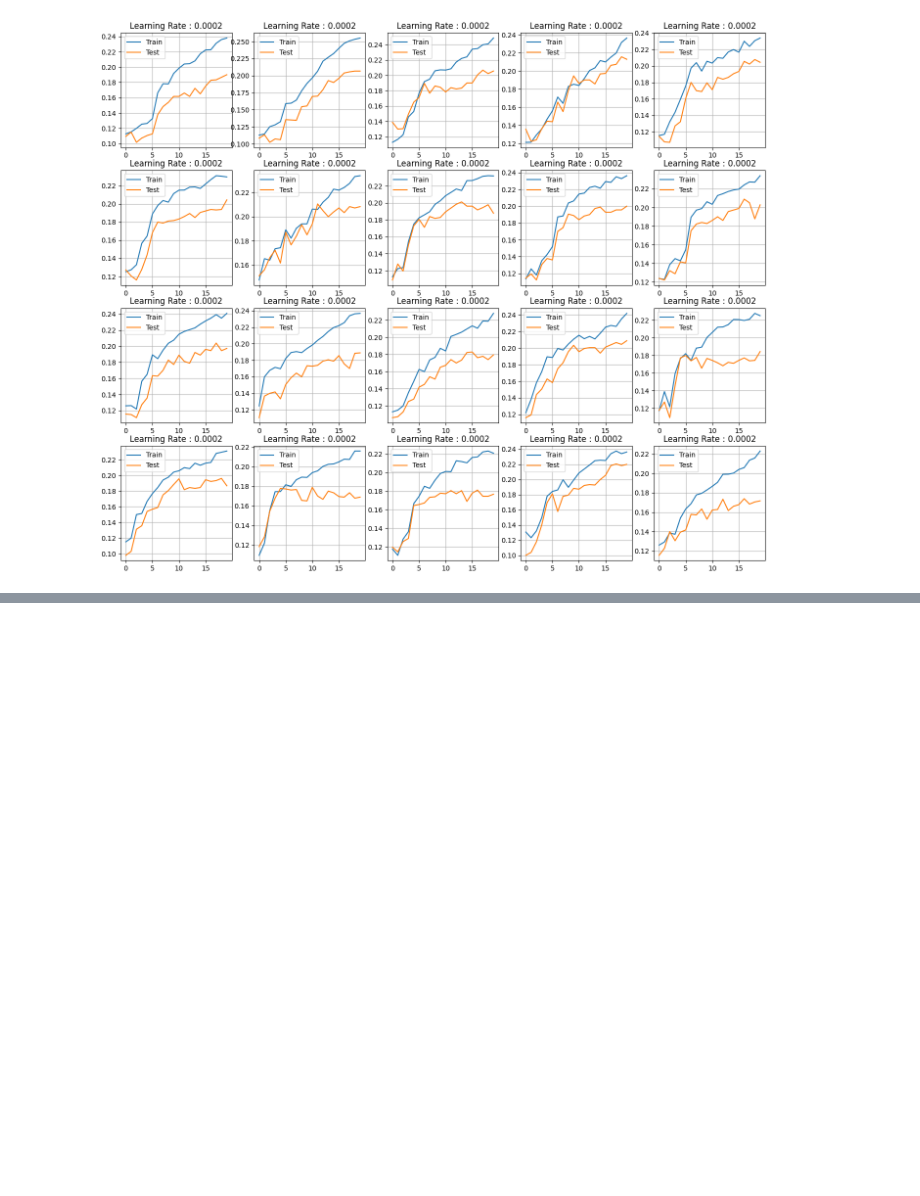
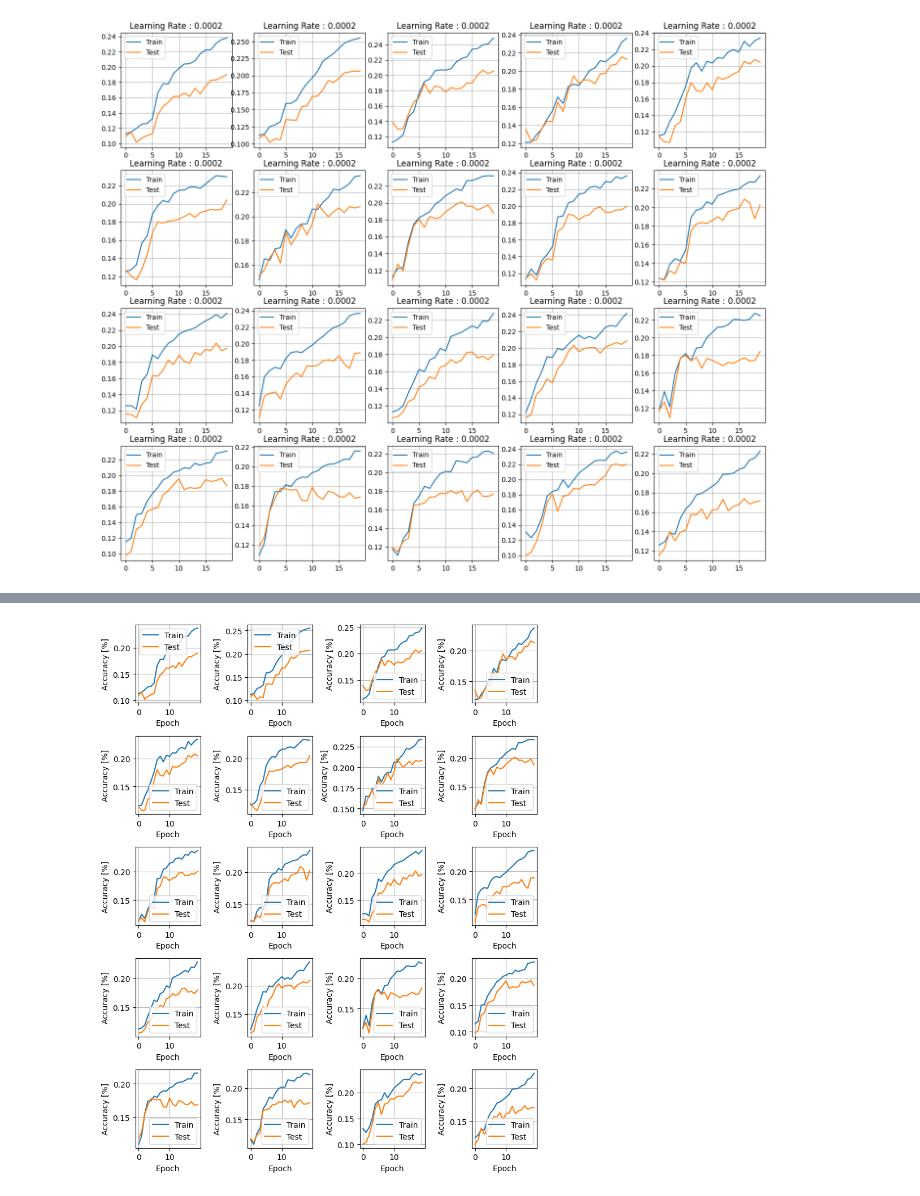
Before and after one commit to AppelEater/jax_machinelearning, a Jupyter notebook: data_visualizer_test_case.ipynb, the cells around one changed output, grey strips where cells are left out. Cells and saved outputs as stored; diff of their text form; code cells hidden in the pictures; blank space fills up the shorter version.

```diff
--- a/data_visualizer_test_case.ipynb
+++ b/data_visualizer_test_case.ipynb
@@ -42,0 +51,40 @@ plt.savefig("test_best_accuracy.pdf")
+# %%
+
+
+row1 = 4
+
+fig = plt.figure(figsize=(2*row1,10))
+
+axs = []
+
+for i in range(row1):
+     axs.append(plt.subplot2grid((5,2*row1), (0,2*i), colspan=2))
+
+for i in range(row1):
+     axs.append(plt.subplot2grid((5,2*row1), (1,2*i), colspan=2))
+
+for i in range(row1):
+     axs.append(plt.subplot2grid((5,2*row1), (2,2*i), colspan=2))
+
+for i in range(row1):
+     axs.append(plt.subplot2grid((5,2*row1), (3,2*i), colspan=2))
+
+for i in range(row1):
+     axs.append(plt.subplot2grid((5,2*row1), (4,2*i), colspan=2))
+
+for idx, glob in enumerate(gloober):
+    with open(glob, "rb") as f:
+        results = pkl.load(f)
+        axs[idx].plot(results["Accuracy Measurements"]["Training accuracy"], label="Train")
+        axs[idx].plot(results["Accuracy Measurements"]["Testing accuracy"], label="Test")
+        axs[idx].set_xlabel("Epoch")
+        axs[idx].set_ylabel("Accuracy [%]")
+        axs[idx].grid()
+        axs[idx].legend()
+
+
+plt.tight_layout()
+
+plt.savefig("The_different_rates.pdf")
+# %% [output]
+[figure, added]
```
Also changed, not shown: parts of 6 cells of this notebook, 19 other files.
